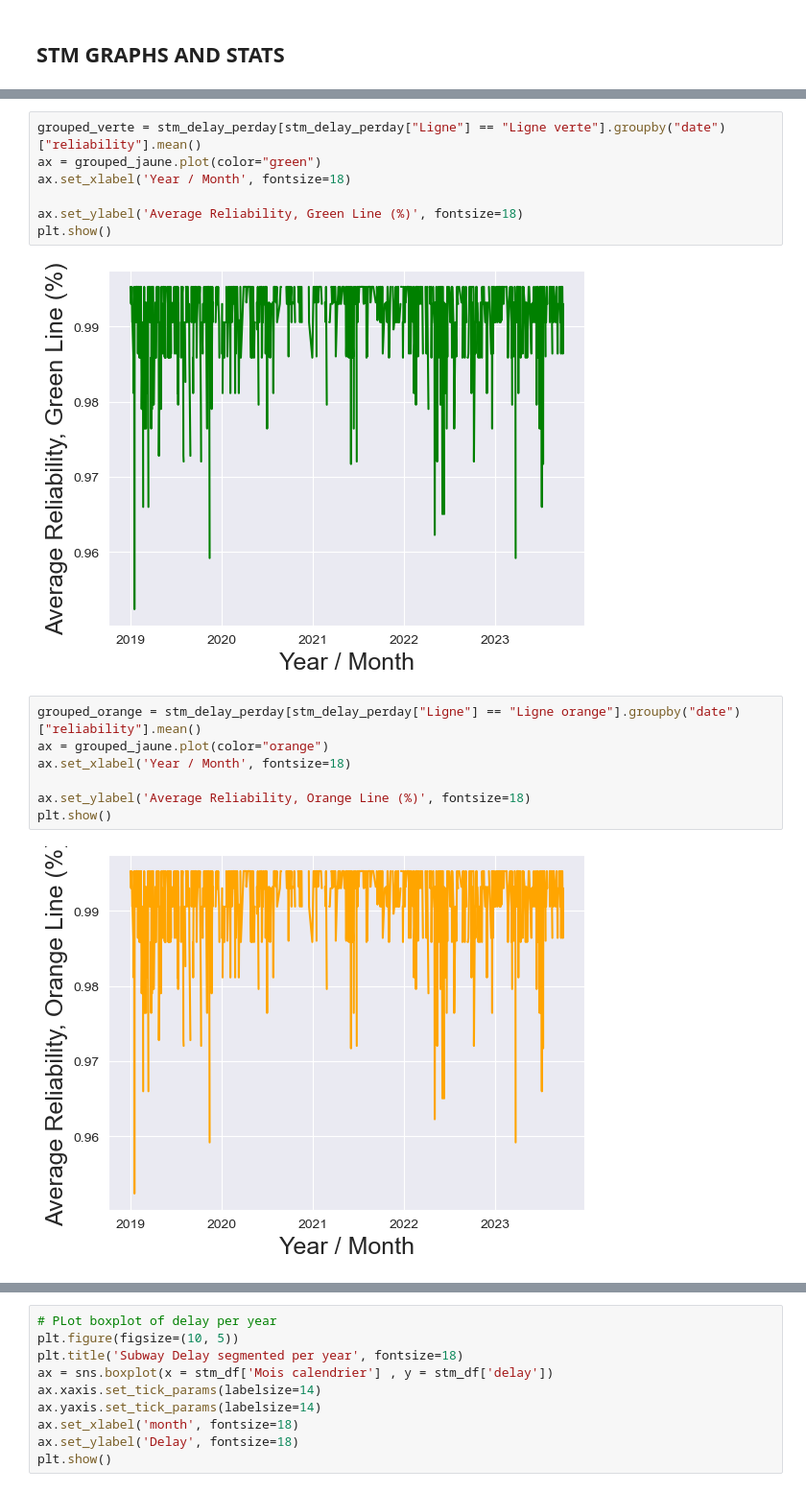
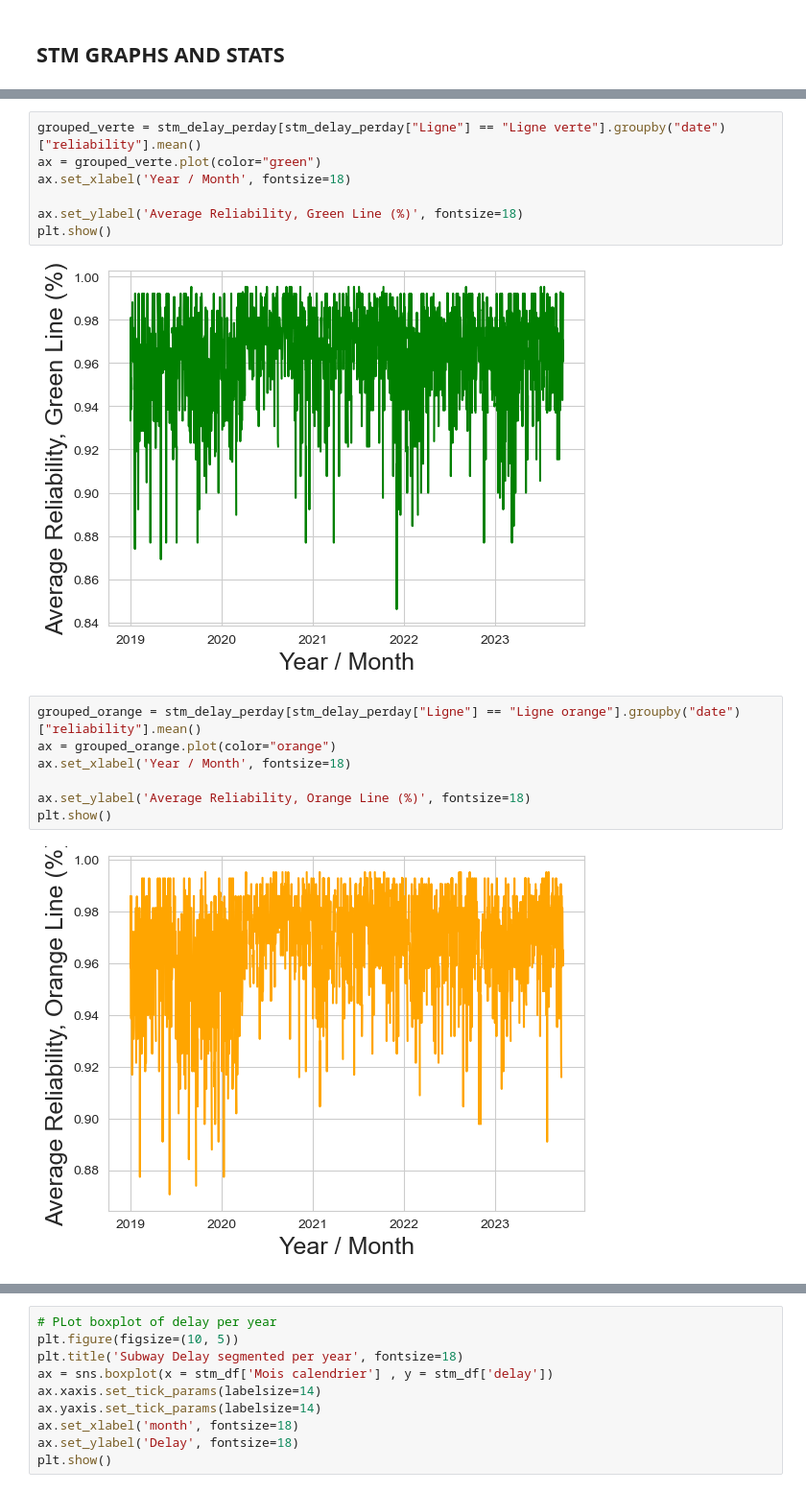
Before and after one commit to katherinewest/CME538_2023, a Jupyter notebook: EDA.ipynb, the cells around one changed output, grey strips where cells are left out. Shown at 96% size. Drawn from its saved outputs; the diff is of its cells as text.

```diff
--- a/EDA.ipynb
+++ b/EDA.ipynb
@@ -547,21 +791,21 @@ plt.show()
 # %%
 grouped_verte = stm_delay_perday[stm_delay_perday["Ligne"] == "Ligne verte"].groupby("date")["reliability"].mean()
-ax = grouped_jaune.plot(color="green")
+ax = grouped_verte.plot(color="green")
 ax.set_xlabel('Year / Month', fontsize=18)
 
 ax.set_ylabel('Average Reliability, Green Line (%)', fontsize=18)
 plt.show()
 # %% [output]
-[figure, old version]
+[figure, new version]
 # %%
 grouped_orange = stm_delay_perday[stm_delay_perday["Ligne"] == "Ligne orange"].groupby("date")["reliability"].mean()
-ax = grouped_jaune.plot(color="orange")
+ax = grouped_orange.plot(color="orange")
 ax.set_xlabel('Year / Month', fontsize=18)
 
 ax.set_ylabel('Average Reliability, Orange Line (%)', fontsize=18)
 plt.show()
 # %% [output]
-[figure, old version]
+[figure, new version]
 # %%
 plt.scatter(stm_df['time_dt'], stm_df['delay'])
 plt.show()
```
Also changed, not shown: parts of 32 cells of this notebook.
